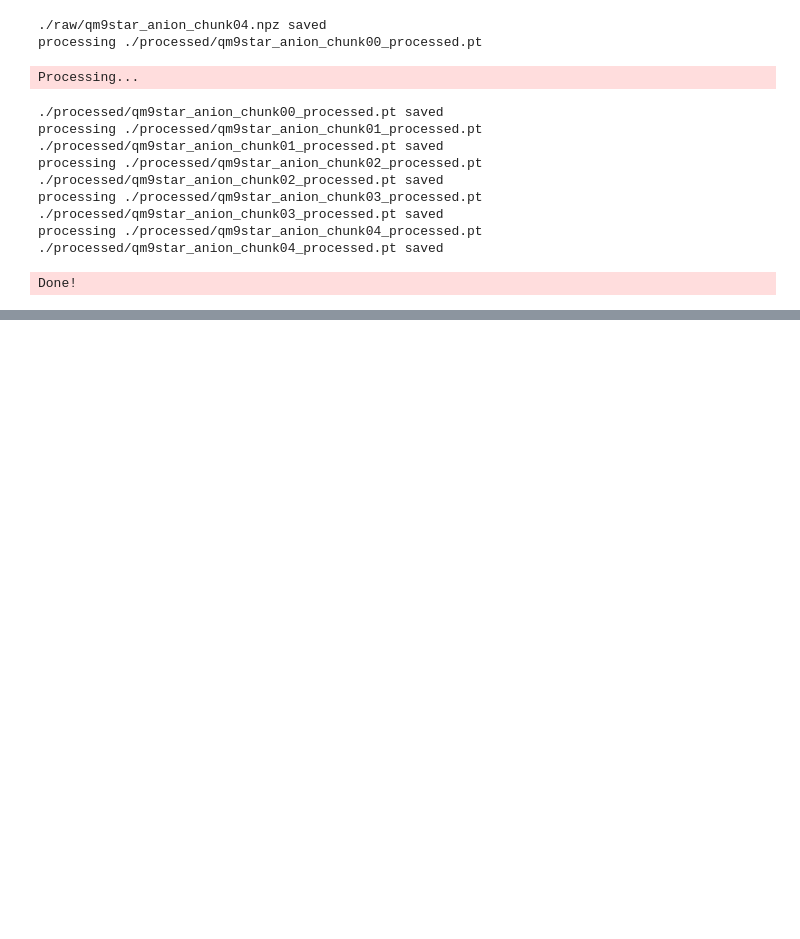
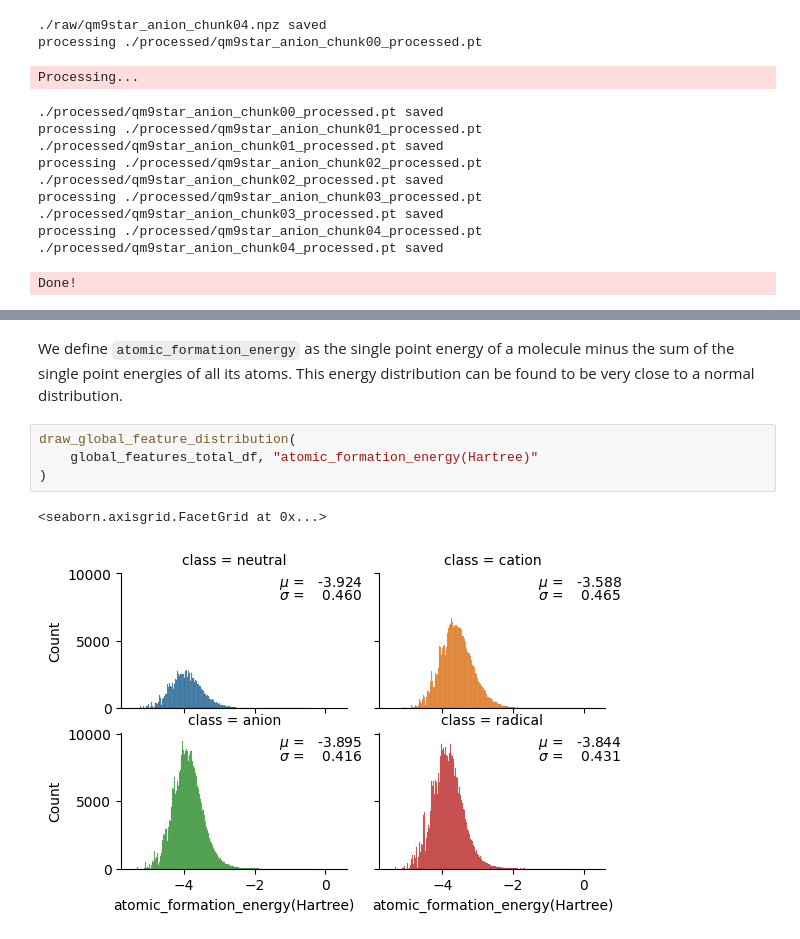
Before and after one commit to gentle1999/qm9star_query, a Jupyter notebook: tutorial/3-create_dataset.ipynb, the cells around one changed output, grey strips where cells are left out. Drawn from its saved outputs; the diff is of its cells as text; blank space fills up the shorter version.

```diff
--- a/tutorial/3-create_dataset.ipynb
+++ b/tutorial/3-create_dataset.ipynb
@@ -341,0 +405,9 @@ g.figure.set_size_inches(12, 4)
+# %% [markdown]
+We define `atomic_formation_energy` as the single point energy of a molecule minus the sum of the single point energies of all its atoms. This energy distribution can be found to be very close to a normal distribution.
+# %%
+draw_global_feature_distribution(
+    global_features_total_df, "atomic_formation_energy(Hartree)"
+)
+# %% [output]
+<seaborn.axisgrid.FacetGrid at 0x...>
+[figure, added]
```
Also changed, not shown: parts of 35 cells of this notebook, 4 other files.
